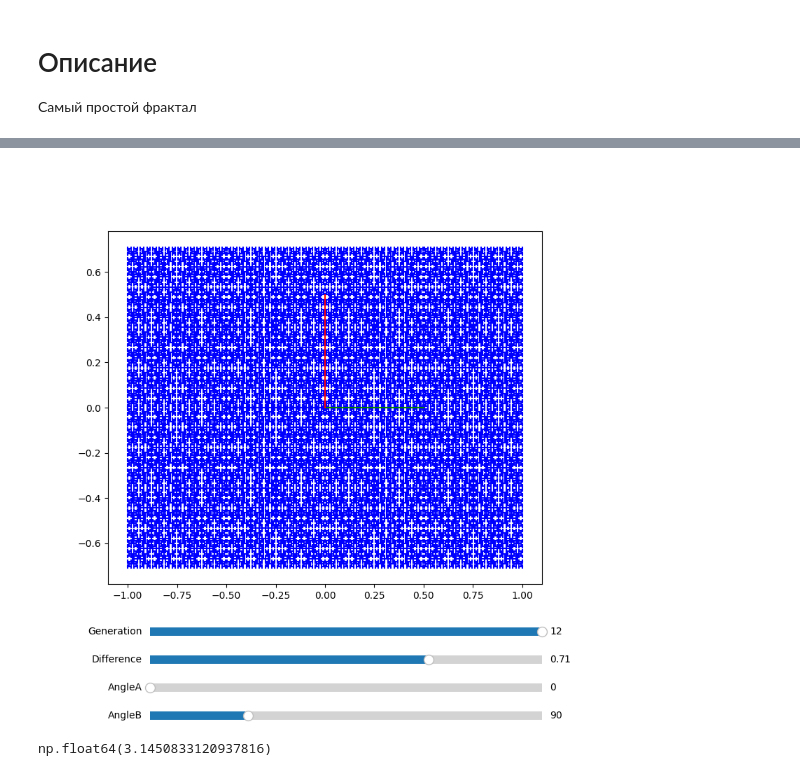
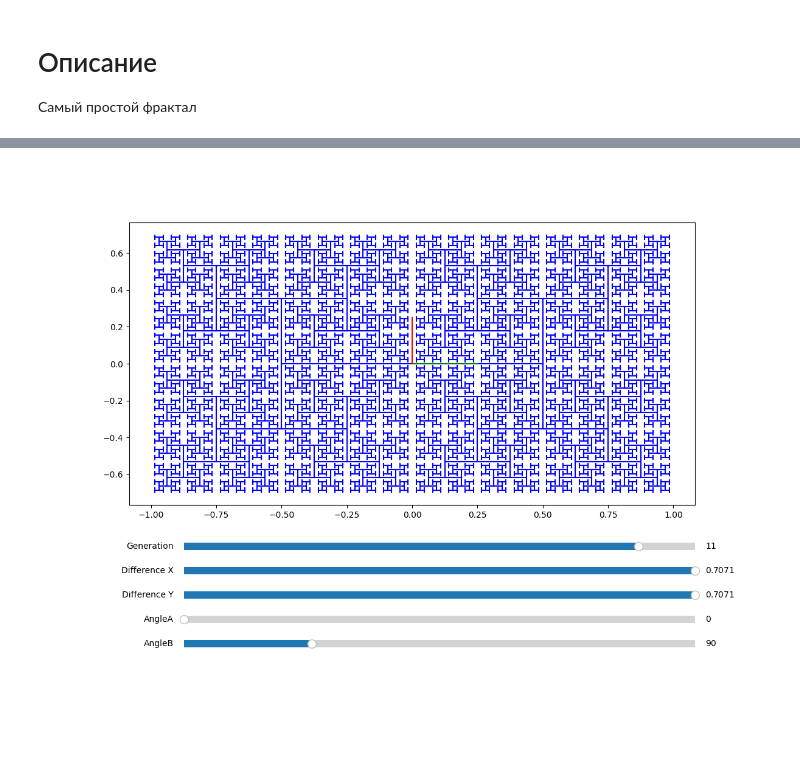
Before and after one commit to NikoSolov/MathDiscoveries, a Jupyter notebook: MyProjects/SimpleFractal.ipynb, the cells around one changed output, grey strips where cells are left out. Saved outputs shown, nothing was run; the diff lists cells and outputs as text; code cells hidden in the pictures; blank space fills up the shorter version.

Commit message:
have done calculations and refactoring in SimpleFractal

```diff
--- a/MyProjects/SimpleFractal.ipynb
+++ b/MyProjects/SimpleFractal.ipynb
@@ -14,18 +14,19 @@ def drawFractal(ax, gens, diffX, diffY, angleA=0, angleB=90):
     a = vec(angleA)
     b = vec(angleB)
 
-    A = np.array([[a/2,-a/2]])
 
     coefX = lambda gen: diffX**(gen+1)
     coefY = lambda gen: diffY**(gen+1)
 
+    A = np.array([[-a/2, a/2]])
+
     for gen in range(gens):
+        add = (a*coefX(gen))/2 if (gen%2 == 1) else (b*coefY(gen))/2
         for j in range(2**gen):
-            add = (a*coefX(gen))/2 if (gen%2 == 1) else (b*coefY(gen))/2
             A = np.concat(
                 (A,
                 [
-                    [     # coord   component
+                    [
                         A[2**gen-1+j][1] - add,
                         A[2**gen-1+j][1] + add
                     ],
@@ -39,9 +40,9 @@ def drawFractal(ax, gens, diffX, diffY, angleA=0, angleB=90):
 
     for i in range(len(A)):
         ax.plot(*A[i].T, c=color)
-    ax.plot(*np.concat(([vec(angleA)/2], [[0,0]])).T, c = "green")
-    ax.plot(*np.concat(([vec(angleB)/2], [[0,0]])).T, c = "red")
+    ax.plot(*np.concat(([vec(angleA)/4], [[0,0]])).T, c = "green")
+    ax.plot(*np.concat(([vec(angleB)/4], [[0,0]])).T, c = "red")
 
-# fig, ax = plt.subplots(figsize=(8, 6))
-# diff = 0.711
-# drawFractal(ax, 10, diff, diff, 0, 90)
+fig, ax = plt.subplots(figsize=(8, 6))
+diff = 0.711
+drawFractal(ax, 9, diff, diff, 0, 90)
@@ -96,58 +57,58 @@ from matplotlib.widgets import Slider
 def update(val):
     ax.clear()
     gens = gens_slider.val
-    diff = diff_slider.val
+    diffX = diffX_slider.val
+    diffY = diffY_slider.val
     angleA = angleA_slider.val
     angleB = angleB_slider.val
-    drawFractal(ax, gens, diff, diff, angleA, angleB)
+    drawFractal(ax, gens, diffX, diffY, angleA, angleB)
     plt.draw()
 
-fig, ax = plt.subplots(figsize=(8, 8))
-plt.subplots_adjust(bottom=0.25)
+fig, ax = plt.subplots(figsize=(12, 8))
+plt.subplots_adjust(bottom=0.3)
 
 # Начальная длина фрактала
 color = "blue"
-gens = 13
+gens = 11
 
-length = 100
 angleA = 0
 angleB = 90
 
-diff = 0.71
+diff = np.sqrt(2)/2
+diffX = diff
+diffY = diff
 
-drawFractal(ax, gens, diff, diff, angleA, angleB)
+drawFractal(ax, gens, diffX, diffY, angleA, angleB)
 slider_size = (0.2, 0.7)
 
 # Настраиваем слайдер
 gens_slider = Slider(
+    plt.axes([slider_size[0], 0.2, slider_size[1], 0.03]),
+    'Generation', 3, 12,
+    valstep=1, valinit=gens)
+diffX_slider = Slider(
     plt.axes([slider_size[0], 0.15, slider_size[1], 0.03]),
-    'Generation', 1, 12,
-    valstep=1, valinit=gens)
-diff_slider = Slider(
+    'Difference X', 0, np.sqrt(2)/2,
+    valinit=diffX)
+diffY_slider = Slider(
     plt.axes([slider_size[0], 0.1, slider_size[1], 0.03]),
-    'Difference', 0, 1,
-    valinit=diff)
+    'Difference Y', 0, np.sqrt(2)/2,
+    valinit=diffY)
 angleA_slider = Slider(
     plt.axes([slider_size[0], 0.05, slider_size[1], 0.03]),
     'AngleA', 0, 360,
     valstep=1, valinit=angleA)
 angleB_slider = Slider(
     plt.axes([slider_size[0], 0, slider_size[1], 0.03]),
     'AngleB', 0, 360,
     valstep=1, valinit=angleB)
 
-length_slider.on_changed(update)
 gens_slider.on_changed(update)
-diff_slider.on_changed(update)
+diffX_slider.on_changed(update)
+diffY_slider.on_changed(update)
 angleA_slider.on_changed(update)
 angleB_slider.on_changed(update)
 
 plt.show()
 # %% [output]
-[figure, old version]
+[figure, new version]
-# %%
-import numpy as np
-
-np.deg2rad(180.2)
-# %% [output]
-np.float64(3.1450833120937816)
```
Also changed, not shown: parts of 4 cells of this notebook.
